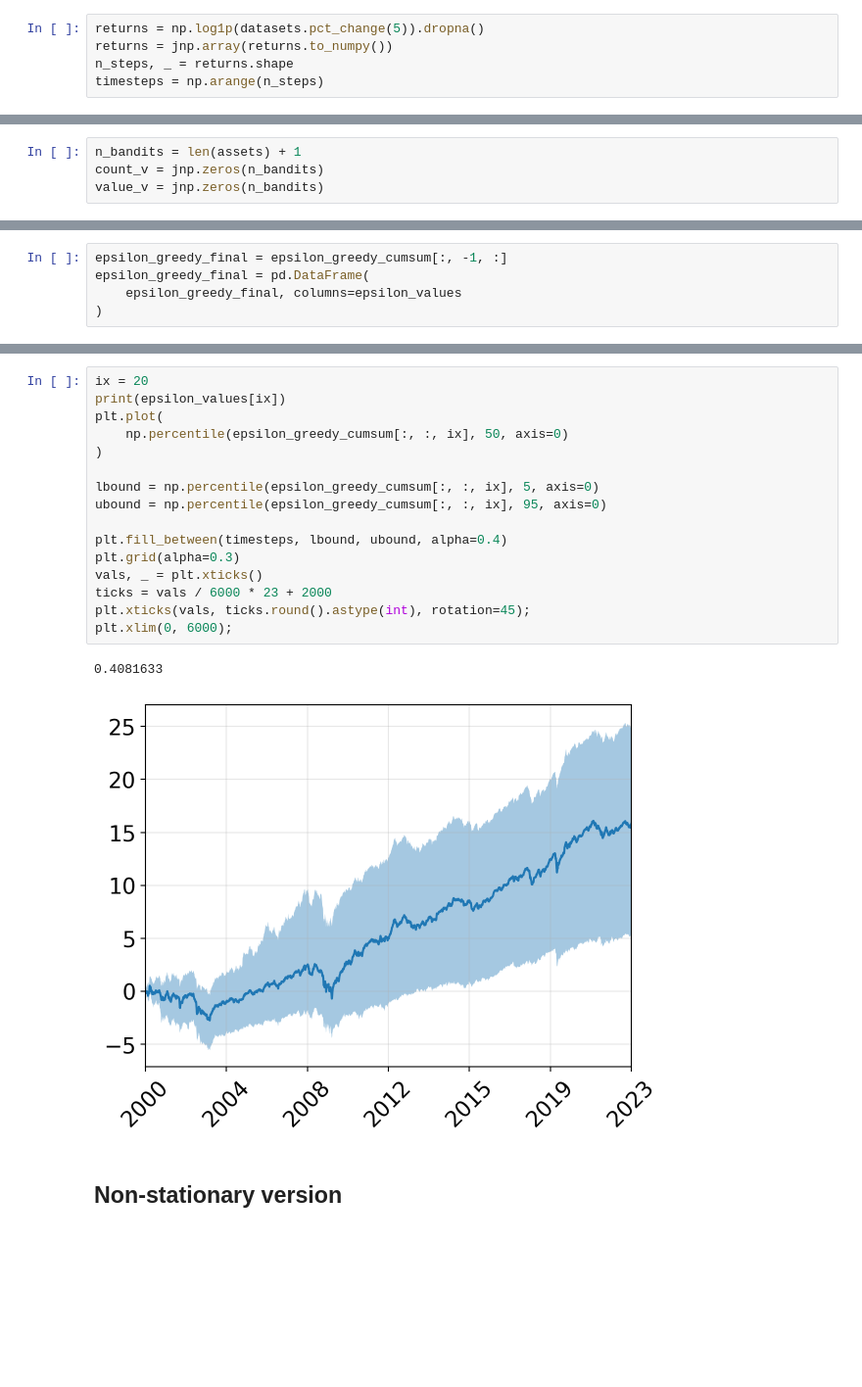
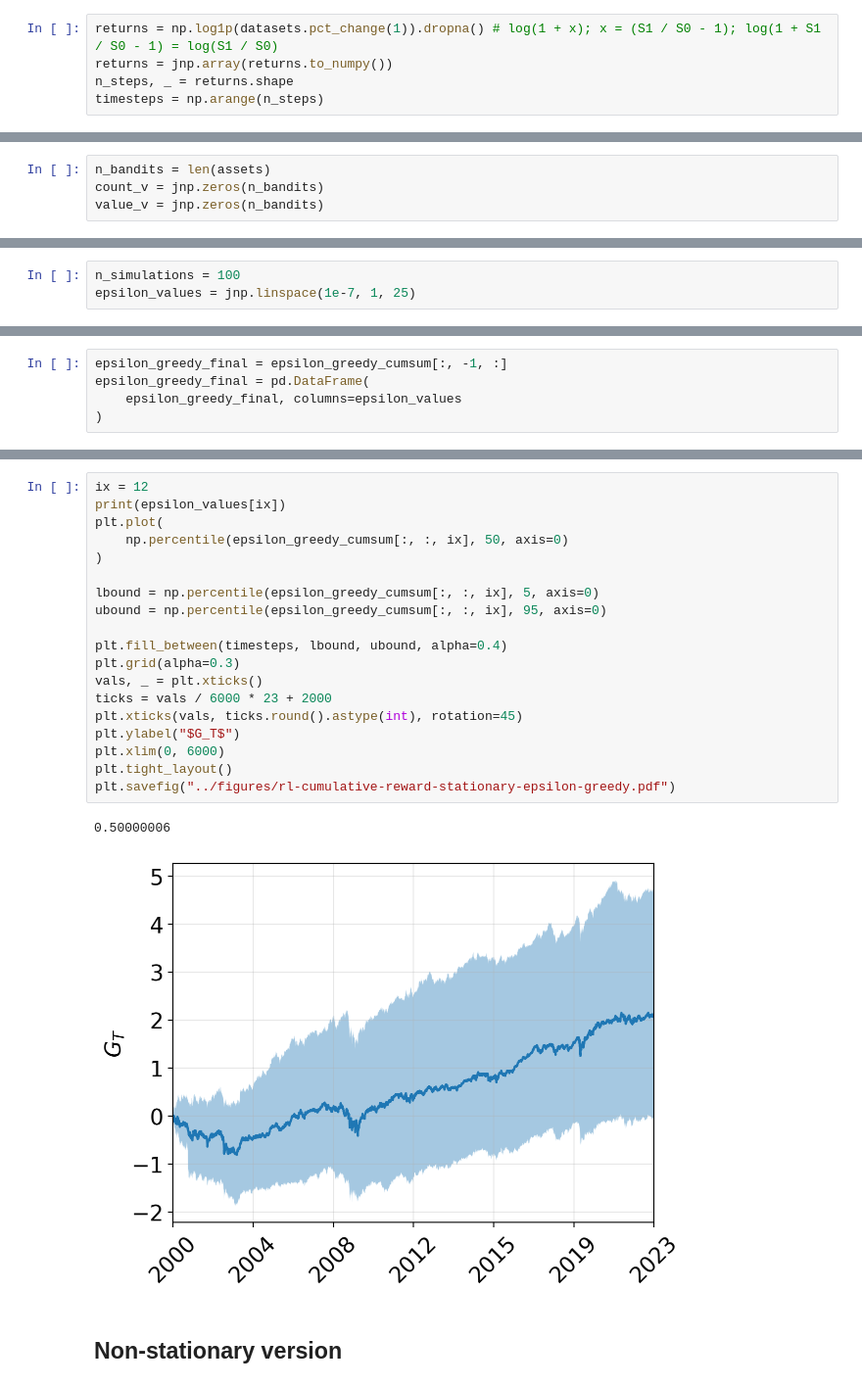
Before and after one commit to sapienzaio/online-ml-finance, a Jupyter notebook: 06-reinforcement-learning/epsilon-greedy-strategy.ipynb, the cells around one changed output, grey strips where cells are left out. Shown at 98% size. Saved outputs shown, nothing was run; the diff lists cells and outputs as text; blank space fills up the shorter version.

```diff
--- a/06-reinforcement-learning/epsilon-greedy-strategy.ipynb
+++ b/06-reinforcement-learning/epsilon-greedy-strategy.ipynb
@@ -81,7 +81,7 @@ for asset in assets:
     datasets[asset] = series
 datasets = pd.DataFrame.from_dict(datasets)
 # %%
-returns = np.log1p(datasets.pct_change(5)).dropna()
+returns = np.log1p(datasets.pct_change(1)).dropna() # log(1 + x); x = (S1 / S0 - 1); log(1 + S1 / S0 - 1) = log(S1 / S0)
 returns = jnp.array(returns.to_numpy())
 n_steps, _ = returns.shape
 timesteps = np.arange(n_steps)
@@ -98,5 +98,5 @@ $$
 # %%
-n_bandits = len(assets) + 1
+n_bandits = len(assets)
 count_v = jnp.zeros(n_bandits)
 value_v = jnp.zeros(n_bandits)
 # %%
@@ -172,3 +150,6 @@ n_simulations = 100
+# %%
+n_simulations = 100
+epsilon_values = jnp.linspace(1e-7, 1, 25)
 # %%
 %%time
 keys = jax.random.split(key, n_simulations)
@@ -193,21 +198,24 @@ plt.xticks(rotation=45);
 # %%
-ix = 20
+ix = 12
 print(epsilon_values[ix])
 plt.plot(
     np.percentile(epsilon_greedy_cumsum[:, :, ix], 50, axis=0)
 )
 
 lbound = np.percentile(epsilon_greedy_cumsum[:, :, ix], 5, axis=0)
 ubound = np.percentile(epsilon_greedy_cumsum[:, :, ix], 95, axis=0)
 
 plt.fill_between(timesteps, lbound, ubound, alpha=0.4)
 plt.grid(alpha=0.3)
 vals, _ = plt.xticks()
 ticks = vals / 6000 * 23 + 2000
-plt.xticks(vals, ticks.round().astype(int), rotation=45);
-plt.xlim(0, 6000);
+plt.xticks(vals, ticks.round().astype(int), rotation=45)
+plt.ylabel("$G_T$")
+plt.xlim(0, 6000)
+plt.tight_layout()
+plt.savefig("../figures/rl-cumulative-reward-stationary-epsilon-greedy.pdf")
 # %% [output]
-0.4081633
+0.50000006
-[figure, old version]
+[figure, new version]
 # %% [markdown]
 ## Non-stationary version
```
Also changed, not shown: parts of 28 cells of this notebook.
